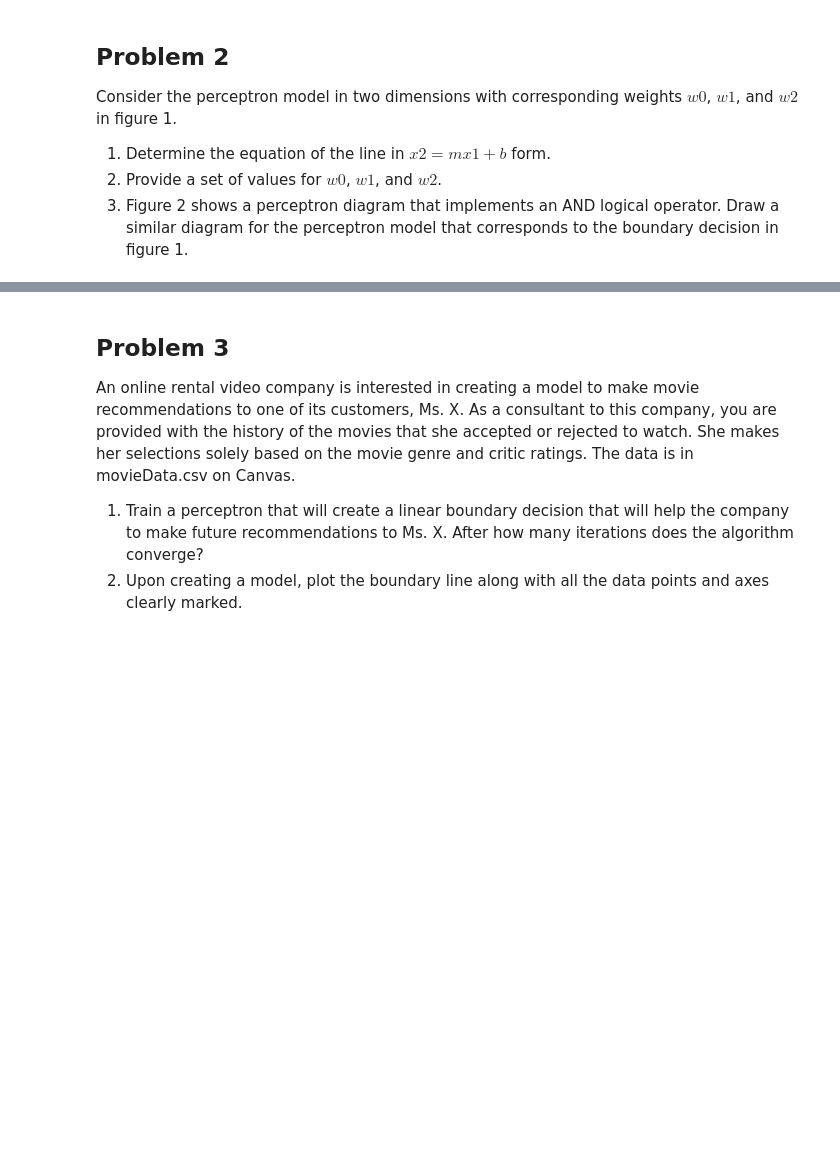
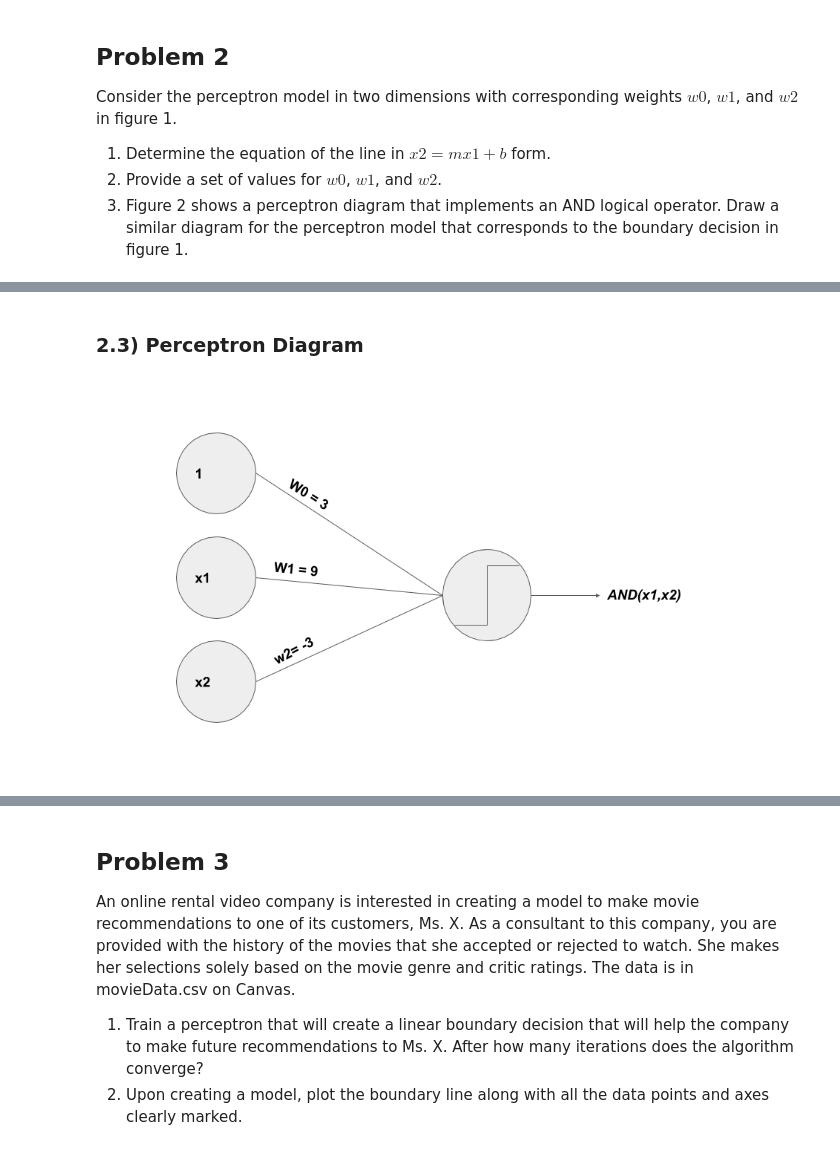
Before and after one commit to edalrami/machine-learning-hw5, a Jupyter notebook: hw5.ipynb, the cells around one changed output, grey strips where cells are left out. Saved outputs shown, nothing was run; the diff lists cells and outputs as text; code cells hidden in the pictures; blank space fills up the shorter version.

```diff
--- a/hw5.ipynb
+++ b/hw5.ipynb
@@ -266,0 +311,6 @@ $w0$, $w1$, and $w2$ in figure 1.
+# %% [markdown]
+### 2.3) Perceptron Diagram
+# %%
+Image(filename = 'perceptron_diagram.png')
+# %% [output]
+[figure, added]
```
Also changed, not shown: parts of 29 cells of this notebook, 2 other files.
